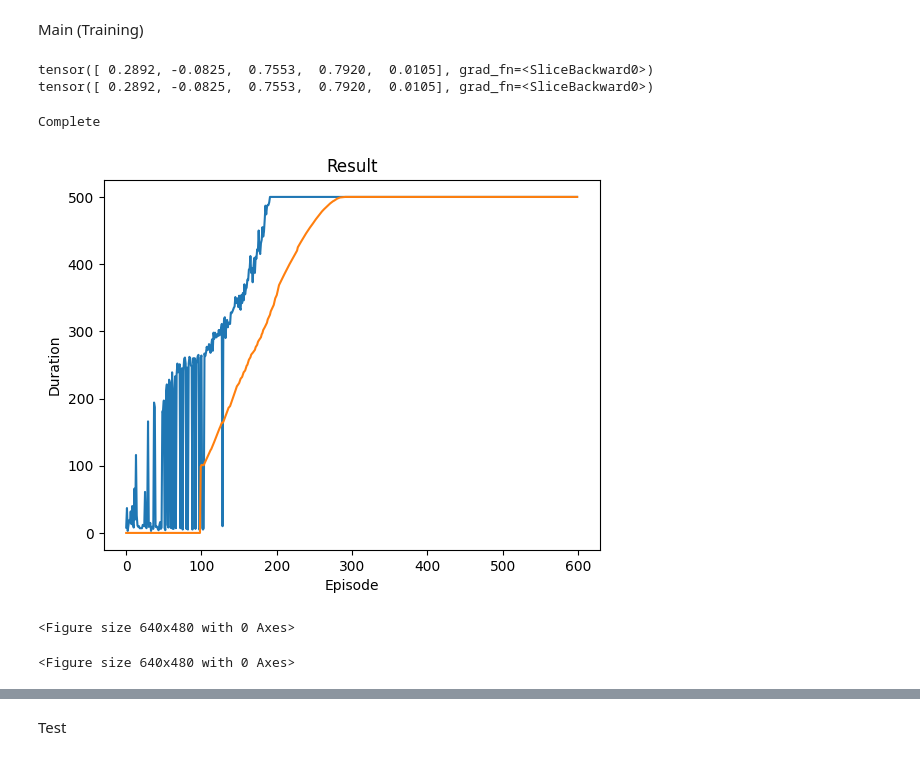
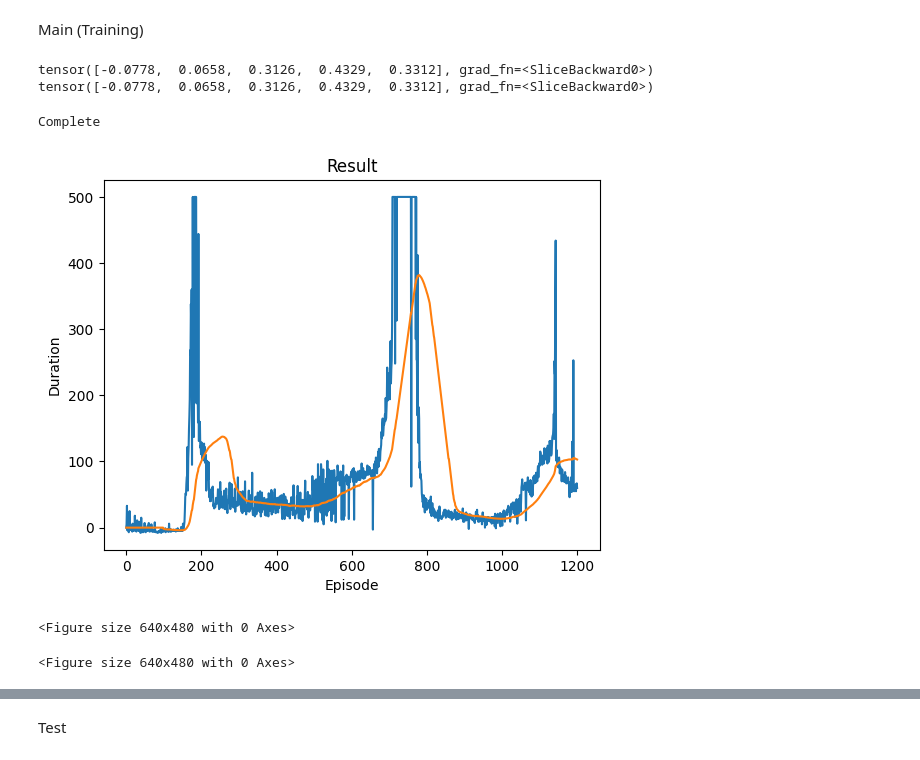
Before and after one commit to TyBruceChen/DRL-DeepQNetwork-training-failures-summarise, a Jupyter notebook: Nov_05_2024_DQN_test.ipynb, the cells around one changed output, grey strips where cells are left out. Drawn from its saved outputs; the diff is of its cells as text; code cells hidden in the pictures.

```diff
--- a/Nov_05_2024_DQN_test.ipynb
+++ b/Nov_05_2024_DQN_test.ipynb
@@ -162,21 +170,22 @@ def plot_durations(show_result=False):
 # %% [markdown]
 Main (Training)
 # %%
-LR = 1e-5
+LR = 1e-3
 num_observations = env.observation_space.shape[0]
 num_actions = int(env.action_space.n)
 
 if torch.cuda.is_available() or torch.backends.mps.is_available():
     num_episodes = 600
 else:
-    num_episodes = 600
+    num_episodes = 1200
 
 target_net = DQN(n_observations = num_observations, n_actions = num_actions).to(device = device)
 policy_net = DQN(n_observations = num_observations, n_actions = num_actions).to(device = device)
 
-policy_net = torch.load('DQN_official.pt')  #fine-tuning from pre-trained model
+#policy_net = torch.load('DQN_clamp100.pt')  #fine-tuning from pre-trained model
 
 target_net.load_state_dict(policy_net.state_dict()) #create and synchronize the parameters of policy and target model
+
 
 #for param in target_net.parameters():
 #    param.requires_grad= False
@@ -188,16 +197,18 @@ criterion = nn.SmoothL1Loss()
 print(target_net.layer1.bias[:5])
 print(policy_net.layer1.bias[:5])
 # %% [output]
-tensor([ 0.2892, -0.0825,  0.7553,  0.7920,  0.0105], grad_fn=<SliceBackward0>)
-tensor([ 0.2892, -0.0825,  0.7553,  0.7920,  0.0105], grad_fn=<SliceBackward0>)
+tensor([-0.0778,  0.0658,  0.3126,  0.4329,  0.3312], grad_fn=<SliceBackward0>)
+tensor([-0.0778,  0.0658,  0.3126,  0.4329,  0.3312], grad_fn=<SliceBackward0>)
 # %%
-BATCH_SIZE = 64
+BATCH_SIZE = 256
 state_dtype = torch.float32
 reward_dtype = torch.int16
 GAMMA = 0.99
-TAU = 0.005
-Alpha = 0.1
-
+TAU = 0.05
+Alpha = 1
+operation = 'train'
+#plot_mode = 'rewards'
+plot_mode = 'rewards'
 memory_buffer = Replay_buffer()
 
 total_step = 0
@@ -239,9 +250,9 @@ def model_train():
 
     #torch.nn.utils.clip_grad_value_(policy_net.parameters(), 100)   #limit the gradient value
     for param in policy_net.parameters():
-        param.grad.data.clamp_(-1, 1)
+        param.grad.data.clamp_(-1, 1)   #clamp: min(max(input, min_value), max_value)
     optimizer.step()
-
+    return loss.detach().numpy()
 
 
 def train():
@@ -260,42 +271,54 @@ def train():
             #state = list(map(mul_fun, state))
             #next_state = list(map(mul_fun, next_state))
             if terminated == True:
-                reward = -5  #choose the skewed value for terminate (penalty)
+                reward = -15  #choose the skewed value for terminate (penalty)
             memory_buffer.push(*[state, action, next_state, reward])
 
     # batch sampling from memory for model training
-            model_train()
+            return_loss = model_train()
 
             cumulated_reward += reward
 
 
             if terminated == True or truncated == True:
                 state, _info = env.reset()
-                if cumulated_reward > max_cumulated_reward:
+                if cumulated_reward >= max_cumulated_reward:
                     max_cumulated_reward = cumulated_reward
                     torch.save(policy_net, 'DQN{}.pt'.format(i))
                 break
             else:
                 state = next_state
+            if plot_mode != 'rewards':
+                step_loss.append(return_loss)   #plot each step's loss (batch average)
 
-        episode_durations.append(cumulated_reward)
+
+        episode_durations.append(cumulated_reward)  #plot with each episode's cumulated reward
+        if plot_mode == 'rewards':
+            plot_durations(episode_durations = episode_durations)
+        else:
+            plot_durations(episode_durations = step_loss, plot_mode = 'loss')
+
+
         target_net_state_dict = target_net.state_dict()
         policy_net_parameters = policy_net.state_dict()
 
         for key in target_net_state_dict.keys():
             target_net_state_dict[key] = policy_net_parameters[key] * TAU + target_net_state_dict[key]*(1-TAU)
 
         target_net.load_state_dict(target_net_state_dict)
-        plot_durations()
 
 train()
 env.close()
 print('Complete')
-plot_durations(show_result=True)
+if plot_mode == 'rewards':
+    plot_durations(episode_durations = episode_durations, show_result=True)
+else:
+    plot_durations(episode_durations = episode_durations, show_result=True)
+    plot_durations(episode_durations = step_loss, show_result= True, plot_mode = 'loss')
 plt.ioff()
 plt.show()
 # %% [output]
 Complete
-[figure, old version]
+[figure, new version]
 <Figure size 640x480 with 0 Axes>
 <Figure size 640x480 with 0 Axes>
```
Also changed, not shown: parts of 5 cells of this notebook, 1 other file.
